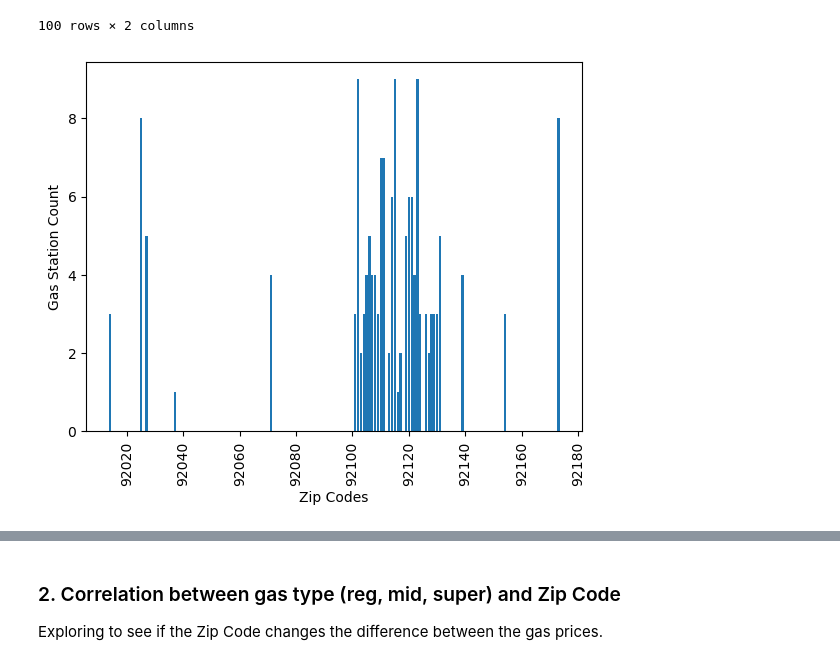
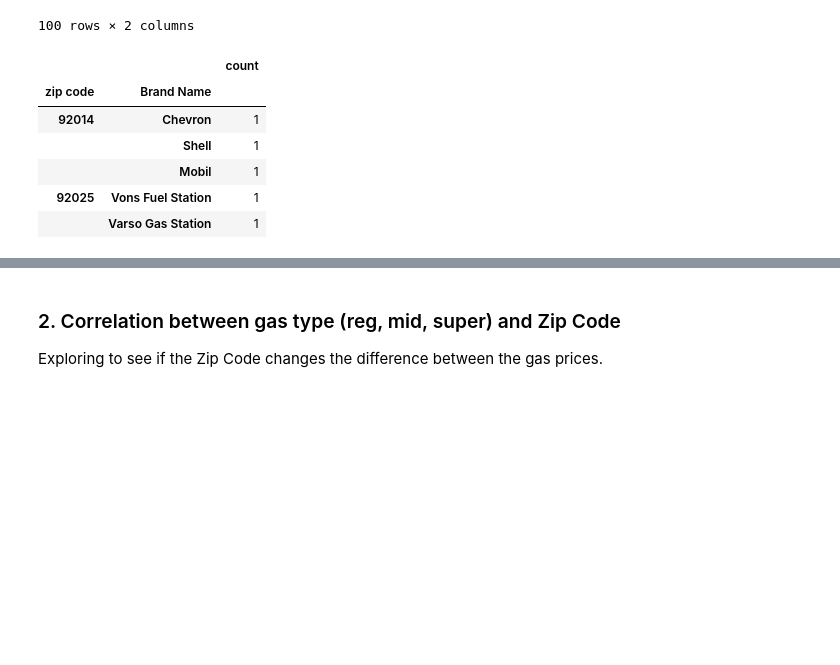
Before and after one commit to Lilnessa/Project1, a Jupyter notebook: charts.ipynb, the cells around one changed output, grey strips where cells are left out. Cells and saved outputs as stored; diff of their text form; code cells hidden in the pictures; blank space fills up the shorter version.

```diff
--- a/charts.ipynb
+++ b/charts.ipynb
@@ -77,8 +76,12 @@ zip_brand = zip_brand.groupby
-# %%
-plt.bar(x,y)
-plt.xlabel('Zip Codes')
-plt.ylabel('Gas Station Count')
-plt.xticks(rotation='vertical')
-plt.show()
-# %% [output]
-[figure, removed]
+# %%
+counts_per_zip_per_brand = extra_clean_gas_w_brand.groupby(extra_clean_gas_w_brand['zip code'])['Brand Name'].value_counts()
+counts_per_zip_per_brand = pd.DataFrame(counts_per_zip_per_brand)
+counts_per_zip_per_brand.head()
+# %% [output]
+|  |  | count |
+| zip code | Brand Name |  |
+| 92014 | Chevron | 1 |
+|  | Shell | 1 |
+|  | Mobil | 1 |
+| 92025 | Vons Fuel Station | 1 |
+|  | Varso Gas Station | 1 |
```
Also changed, not shown: parts of 4 cells of this notebook.
